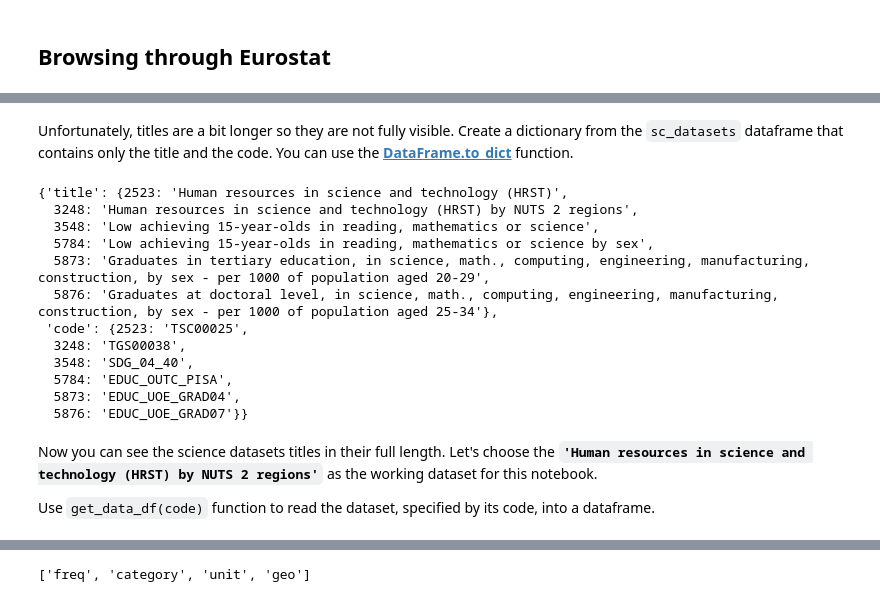
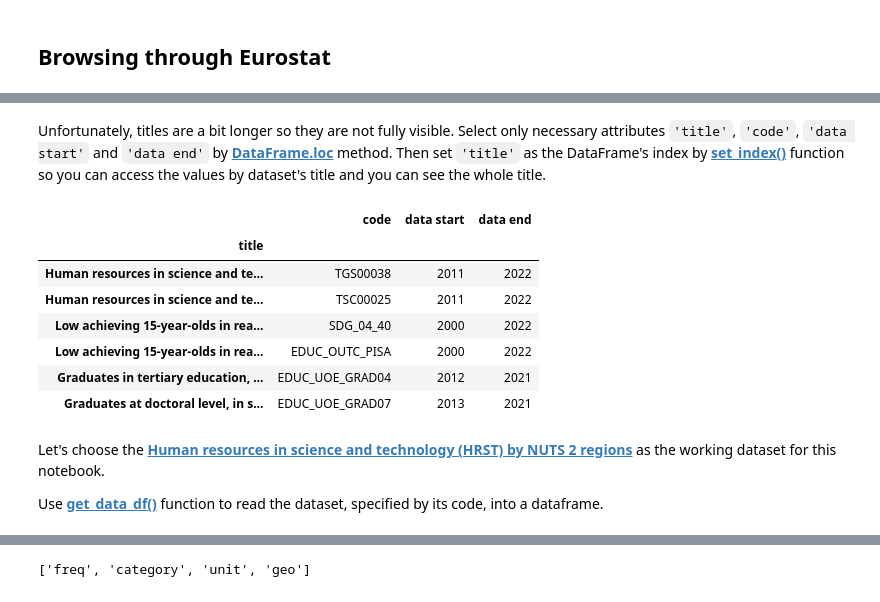
Before and after one commit to GISAdamToth/ArcGIS_Notebooks_thesis, a Jupyter notebook: eurostat/eurostat.ipynb, the cells around one changed output, grey strips where cells are left out. Saved outputs shown, nothing was run; the diff lists cells and outputs as text; code cells hidden in the pictures.

Commit message:
browsing through eurostat part completely done, accessing dataset's code is done by setting title as the index

````diff
--- a/eurostat/eurostat.ipynb
+++ b/eurostat/eurostat.ipynb
@@ -40,24 +40,20 @@ sc_datasets
-# %% [markdown]
-Unfortunately, titles are a bit longer so they are not fully visible. Create a dictionary from the ```sc_datasets``` dataframe that contains only the title and the code. You can use the [**DataFrame.to_dict**](https://pandas.pydata.org/docs/reference/api/pandas.DataFrame.to_dict.html) function.
-# %%
-sc_datasets1 = sc_datasets.loc[:, ('title', 'code')]
-dict_from_df = sc_datasets1.to_dict()
-dict_from_df
-# %% [output]
-{'title': {2523: 'Human resources in science and technology (HRST)',
-  3248: 'Human resources in science and technology (HRST) by NUTS 2 regions',
-  3548: 'Low achieving 15-year-olds in reading, mathematics or science',
-  5784: 'Low achieving 15-year-olds in reading, mathematics or science by sex',
-  5873: 'Graduates in tertiary education, in science, math., computing, engineering, manufacturing, construction, by sex - per 1000 of population aged 20-29',
-  5876: 'Graduates at doctoral level, in science, math., computing, engineering, manufacturing, construction, by sex - per 1000 of population aged 25-34'},
- 'code': {2523: 'TSC00025',
-  3248: 'TGS00038',
-  3548: 'SDG_04_40',
-  5784: 'EDUC_OUTC_PISA',
-  5873: 'EDUC_UOE_GRAD04',
-  5876: 'EDUC_UOE_GRAD07'}}
+# %% [markdown]
+Unfortunately, titles are a bit longer so they are not fully visible. Select only necessary attributes ```'title'```, ```'code'```, ```'data start'``` and ```'data end'``` by [**DataFrame.loc**](https://pandas.pydata.org/docs/reference/api/pandas.DataFrame.loc.html) method. Then set ```'title'``` as the DataFrame's index by [**set_index()**](https://pandas.pydata.org/docs/reference/api/pandas.DataFrame.set_index.html) function so you can access the values by dataset's title and you can see the whole title.
+# %%
+sc_datasets = sc_datasets.loc[:, ('title', 'code', 'data start', 'data end')]
+sc_datasets.set_index('title', inplace=True)
+sc_datasets
+# %% [output]
+|  | code | data start | data end |
+| title |  |  |  |
+| Human resources in science and te... | TGS00038 | 2011 | 2022 |
+| Human resources in science and te... | TSC00025 | 2011 | 2022 |
+| Low achieving 15-year-olds in rea... | SDG_04_40 | 2000 | 2022 |
+| Low achieving 15-year-olds in rea... | EDUC_OUTC_PISA | 2000 | 2022 |
+| Graduates in tertiary education, ... | EDUC_UOE_GRAD04 | 2012 | 2021 |
+| Graduates at doctoral level, in s... | EDUC_UOE_GRAD07 | 2013 | 2021 |
 # %% [markdown]
-Now you can see the science datasets titles in their full length. Let's choose the **```'Human resources in science and technology (HRST) by NUTS 2 regions'```** as the working dataset for this notebook.
+Let's choose the [**Human resources in science and technology (HRST) by NUTS 2 regions**](https://ec.europa.eu/eurostat/databrowser/view/tgs00038/default/table?lang=en) as the working dataset for this notebook.
 
-Use ```get_data_df(code)``` function to read the dataset, specified by its code, into a dataframe.
+Use [**get_data_df()**](https://pypi.org/project/eurostat/) function to read the dataset, specified by its code, into a dataframe.
 # %%
````
Also changed, not shown: parts of 14 cells of this notebook.
